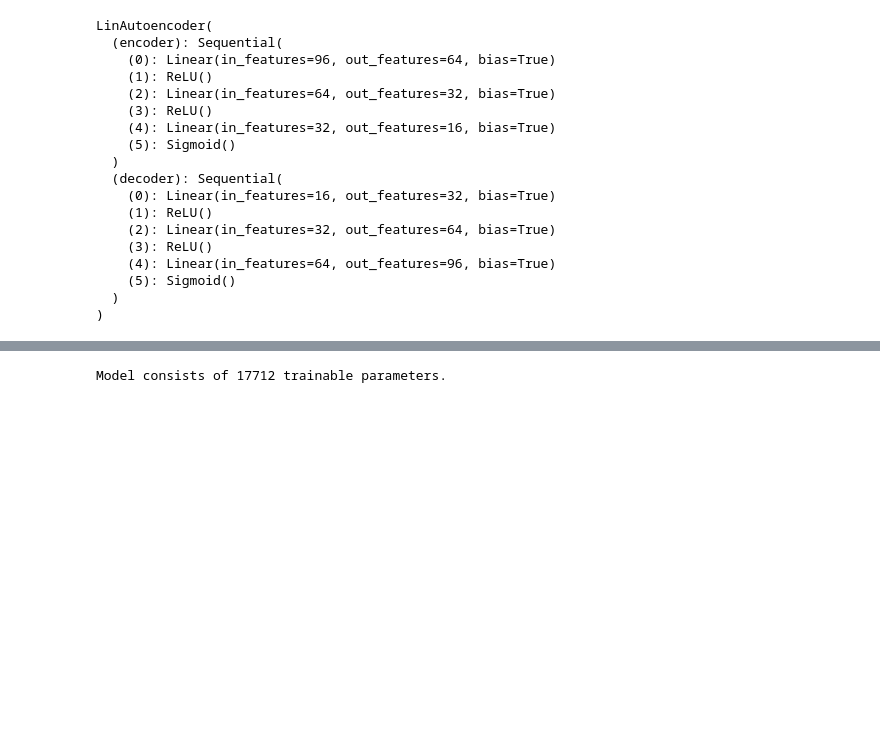
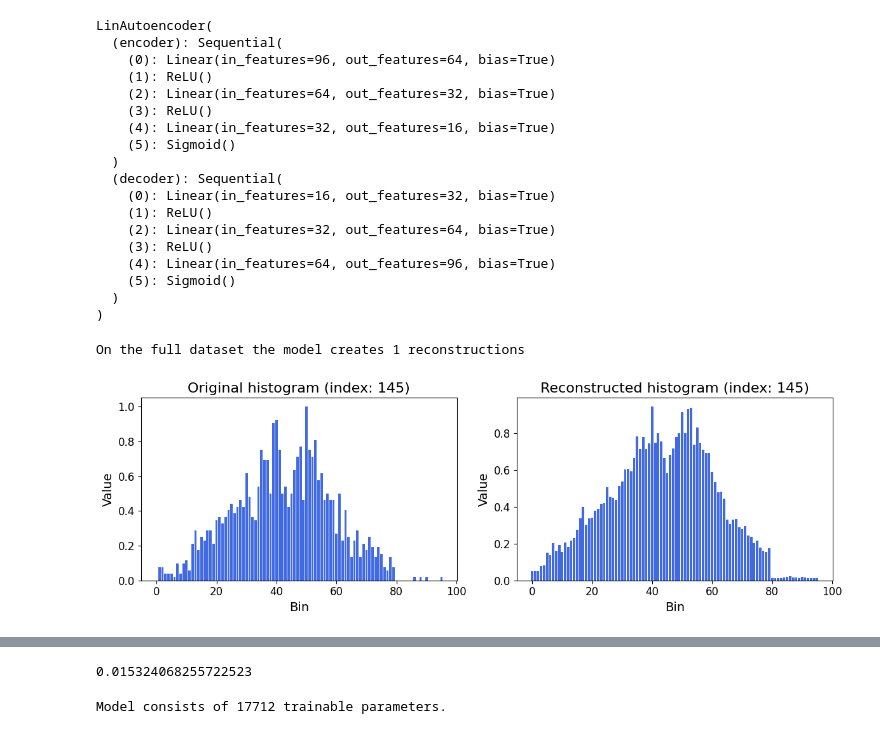
Before and after one commit to jHrdy/vyzkumak, a Jupyter notebook: src/anomaly_detection/deep_learning/autoencoders/testing_ae/lin_ae_testing.ipynb, the cells around one changed output, grey strips where cells are left out. Saved outputs shown, nothing was run; the diff lists cells and outputs as text; code cells hidden in the pictures; blank space fills up the shorter version.

```diff
--- a/src/anomaly_detection/deep_learning/autoencoders/testing_ae/lin_ae_testing.ipynb
+++ b/src/anomaly_detection/deep_learning/autoencoders/testing_ae/lin_ae_testing.ipynb
@@ -37,7 +37,7 @@ full_dataset = full_dataset.to(torch.float32)
 from anomaly_detection.config.paths import CHECKPOINT_DIR
 from anomaly_detection.models.lin_ae import LinAutoencoder
 
-checkpoint = torch.load(f"{CHECKPOINT_DIR}/lin_autoenc_v1.pth", map_location="cpu")
+checkpoint = torch.load(f"{CHECKPOINT_DIR}/lin_ae_train_date=26-02_12-16/lin_ae_ep77.pth", map_location="cpu")
 
 config = checkpoint["config"]
 
@@ -64,3 +64,15 @@ LinAutoencoder(
     (5): Sigmoid()
   )
 )
+# %%
+from anomaly_detection.utils.autoencoders import count_num_of_reconstructions
+
+print(f"On the full dataset the model creates {count_num_of_reconstructions(model, full_dataset)} reconstructions")
+# %% [output]
+On the full dataset the model creates 1 reconstructions
+# %%
+from anomaly_detection.utils.autoencoders import visualize_reconstruction
+
+visualize_reconstruction(model, full_dataset, idx=145)
+# %% [output]
+[figure, added]
@@ -67,3 +80,4 @@ LinAutoencoder(
+0.015324068255722523
 # %%
 trainable_params = sum(p.numel() for p in model.parameters() if p.requires_grad)
 print("Model consists of", trainable_params, "trainable parameters.")
```
Also changed, not shown: parts of 7 cells of this notebook, 28 other files.
